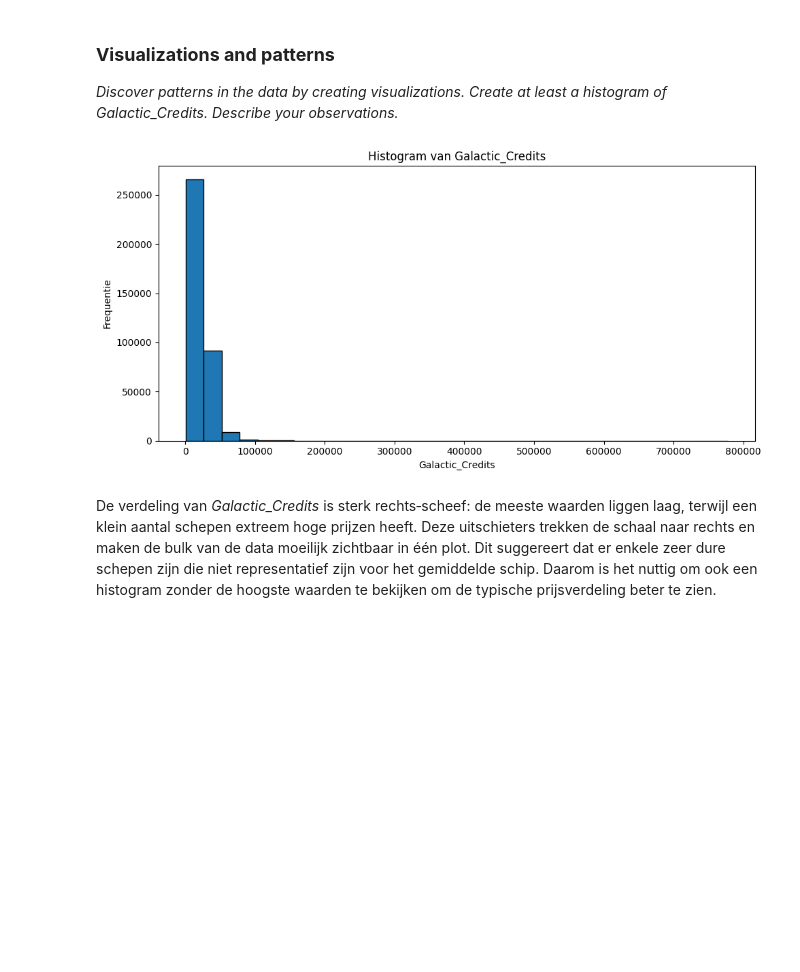
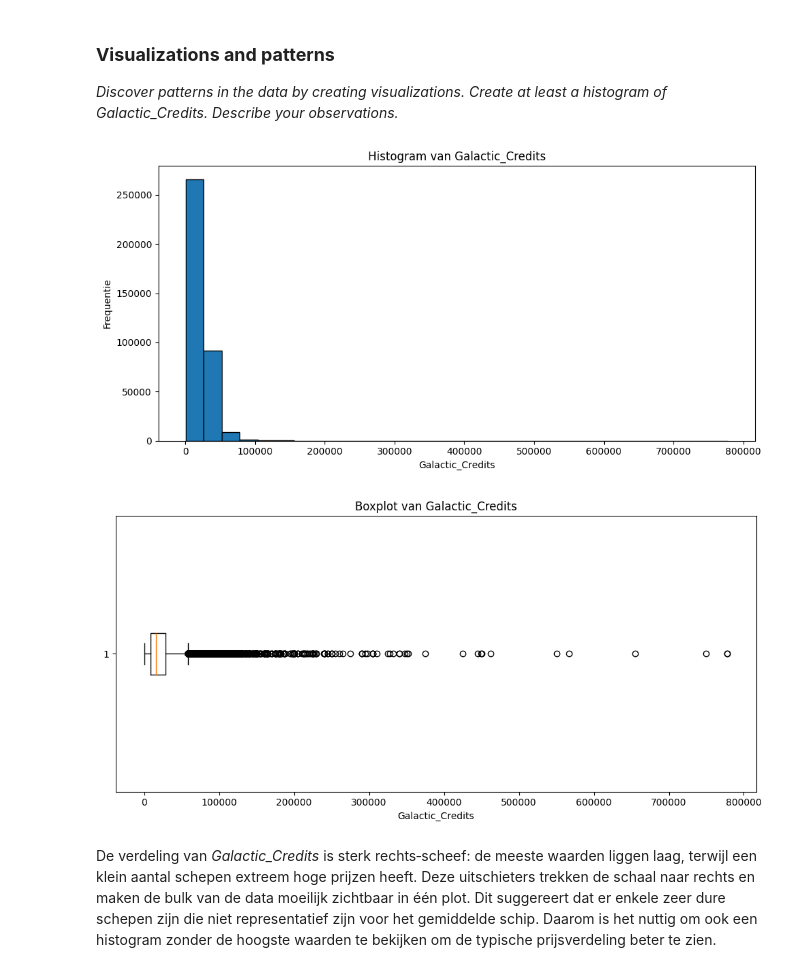
Before and after one commit to AchrafEAE/DDD, a Jupyter notebook: assignment_template_it1.ipynb, the cells around one changed output. Drawn from its saved outputs; the diff is of its cells as text; code cells hidden in the pictures; blank space fills up the shorter version.

Commit message:
3 af met visualisatie

```diff
--- a/assignment_template_it1.ipynb
+++ b/assignment_template_it1.ipynb
@@ -115,16 +115,25 @@ Er ontbreken geen waarden in Ship_ID, Galactic_Credits, Ship_Manufacturer en Sec
 # %%
 import matplotlib.pyplot as plt
 
+# Histogram
 plt.figure(figsize=(10, 5))
 plt.hist(df["Galactic_Credits"].dropna(), bins=30, edgecolor="black")
 plt.title("Histogram van Galactic_Credits")
 plt.xlabel("Galactic_Credits")
 plt.ylabel("Frequentie")
 plt.tight_layout()
 plt.show()
-# ...existing code...# CODE CELL: Generate visualizations (e.g., scatter plots, histograms)
+
+# Boxplot
+plt.figure(figsize=(10, 5))
+plt.boxplot(df["Galactic_Credits"].dropna(), vert=False)
+plt.title("Boxplot van Galactic_Credits")
+plt.xlabel("Galactic_Credits")
+plt.tight_layout()
+plt.show()
 # %% [output]
 [figure]
+[figure, added]
 # %% [markdown]
 De verdeling van *Galactic_Credits* is sterk rechts‑scheef: de meeste waarden liggen laag, terwijl een klein aantal schepen extreem hoge prijzen heeft. Deze uitschieters trekken de schaal naar rechts en maken de bulk van de data moeilijk zichtbaar in één plot. Dit suggereert dat er enkele zeer dure schepen zijn die niet representatief zijn voor het gemiddelde schip. Daarom is het nuttig om ook een histogram zonder de hoogste waarden te bekijken om de typische prijsverdeling beter te zien.
 # %%
```
Also changed, not shown: parts of 4 cells of this notebook.
